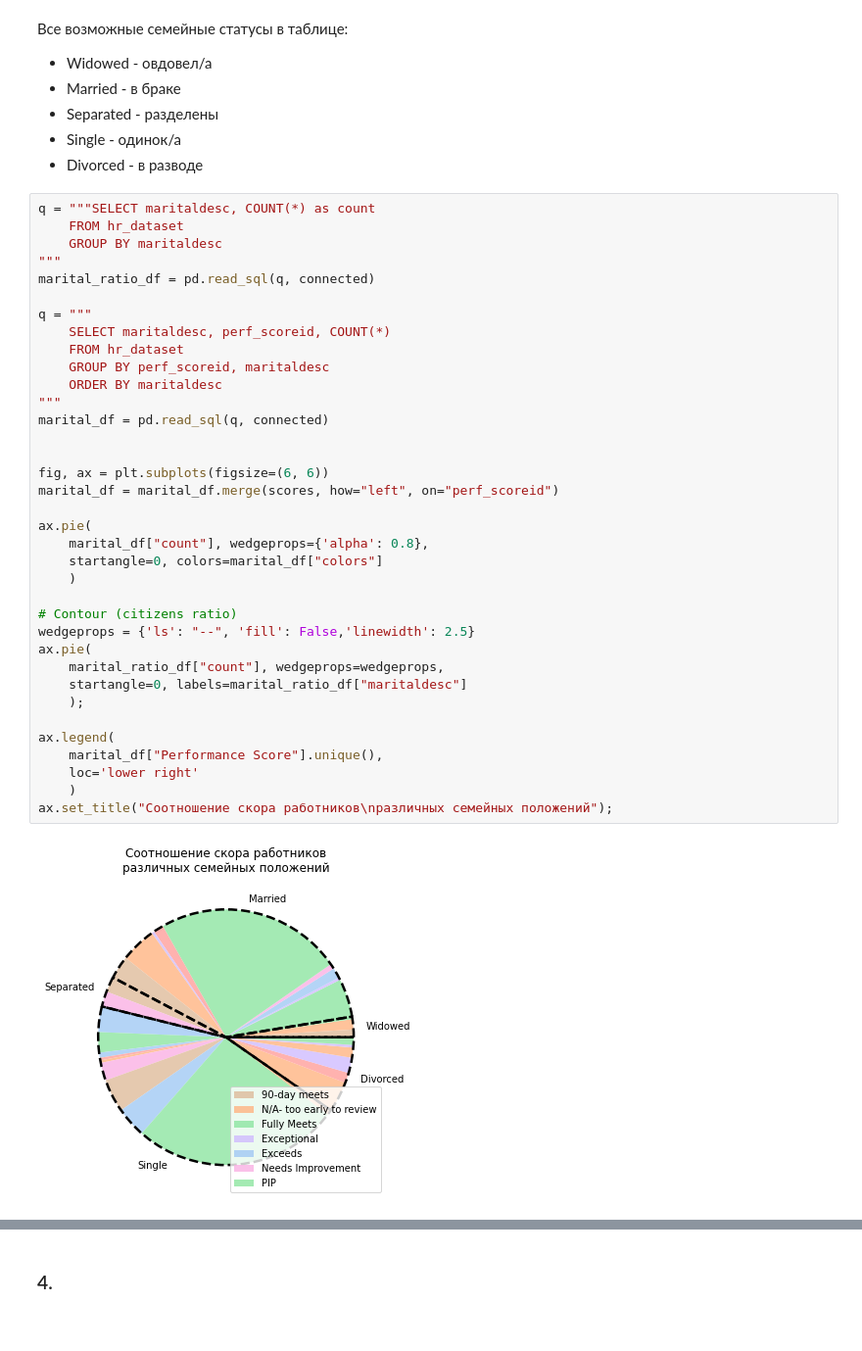
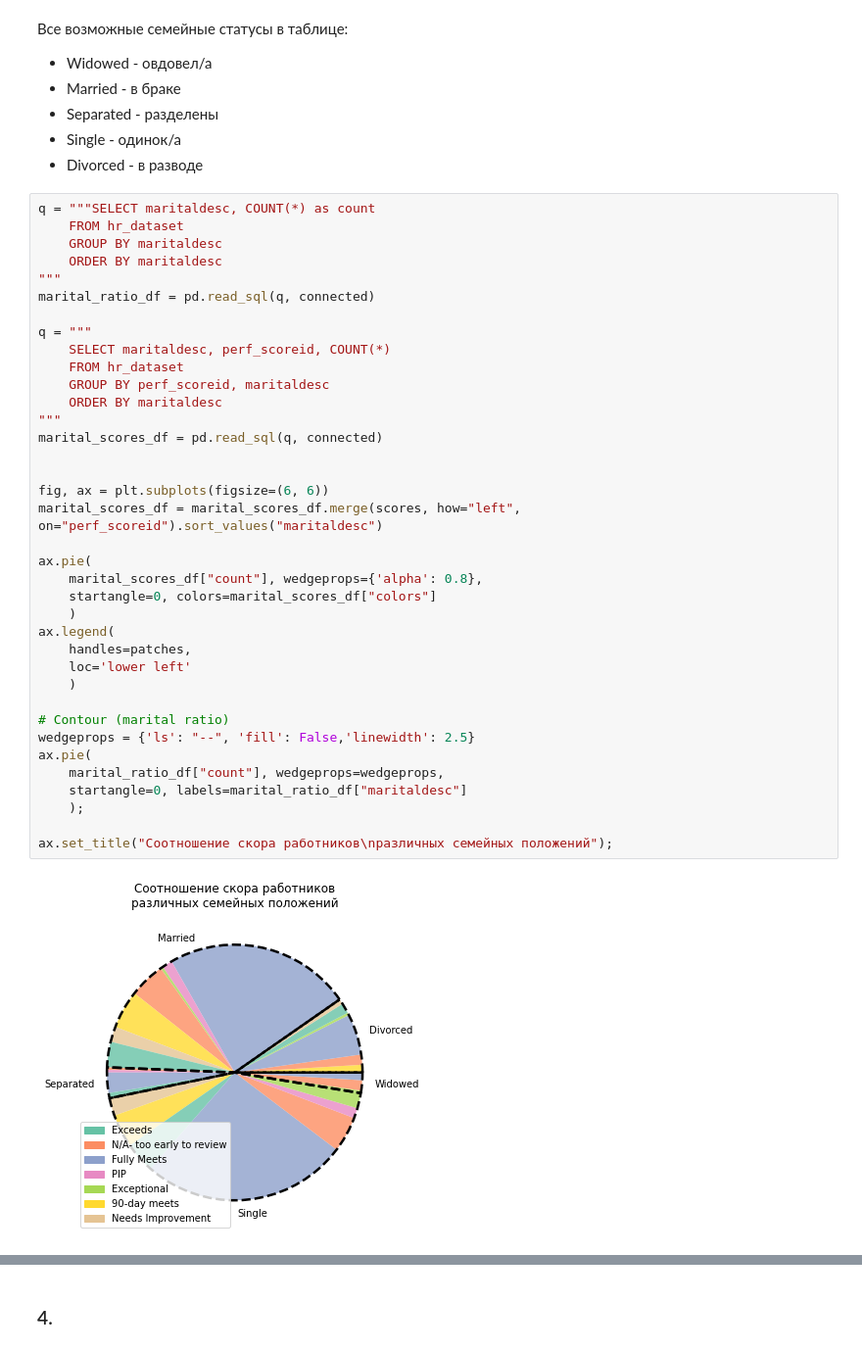
Before and after one commit to AnnaMedved/Online-school-conversion-analysis, a Jupyter notebook: Coursework_analytics_2.ipynb, the cells around one changed output, grey strips where cells are left out. Shown: that part at 98% size. Saved outputs shown, nothing was run; the diff lists cells and outputs as text.

```diff
--- a/Coursework_analytics_2.ipynb
+++ b/Coursework_analytics_2.ipynb
@@ -375,38 +461,39 @@ ax.set_title("Соотношение скора работников\nразны
 # %%
 q = """SELECT maritaldesc, COUNT(*) as count
     FROM hr_dataset
     GROUP BY maritaldesc
+    ORDER BY maritaldesc
 """
 marital_ratio_df = pd.read_sql(q, connected)
 
 q = """
     SELECT maritaldesc, perf_scoreid, COUNT(*)
     FROM hr_dataset
     GROUP BY perf_scoreid, maritaldesc
     ORDER BY maritaldesc
 """
-marital_df = pd.read_sql(q, connected)
+marital_scores_df = pd.read_sql(q, connected)
 
 
 fig, ax = plt.subplots(figsize=(6, 6))
-marital_df = marital_df.merge(scores, how="left", on="perf_scoreid")
+marital_scores_df = marital_scores_df.merge(scores, how="left", on="perf_scoreid").sort_values("maritaldesc")
 
 ax.pie(
-    marital_df["count"], wedgeprops={'alpha': 0.8},
-    startangle=0, colors=marital_df["colors"]
+    marital_scores_df["count"], wedgeprops={'alpha': 0.8},
+    startangle=0, colors=marital_scores_df["colors"]
+    )
+ax.legend(
+    handles=patches,
+    loc='lower left'
     )
 
-# Contour (citizens ratio)
+# Contour (marital ratio)
 wedgeprops = {'ls': "--", 'fill': False,'linewidth': 2.5}
 ax.pie(
     marital_ratio_df["count"], wedgeprops=wedgeprops,
     startangle=0, labels=marital_ratio_df["maritaldesc"]
     );
 
-ax.legend(
-    marital_df["Performance Score"].unique(),
-    loc='lower right'
-    )
 ax.set_title("Соотношение скора работников\nразличных семейных положений");
 # %% [output]
-[figure, old version]
+[figure, new version]
```
Also changed, not shown: parts of 33 cells of this notebook.
